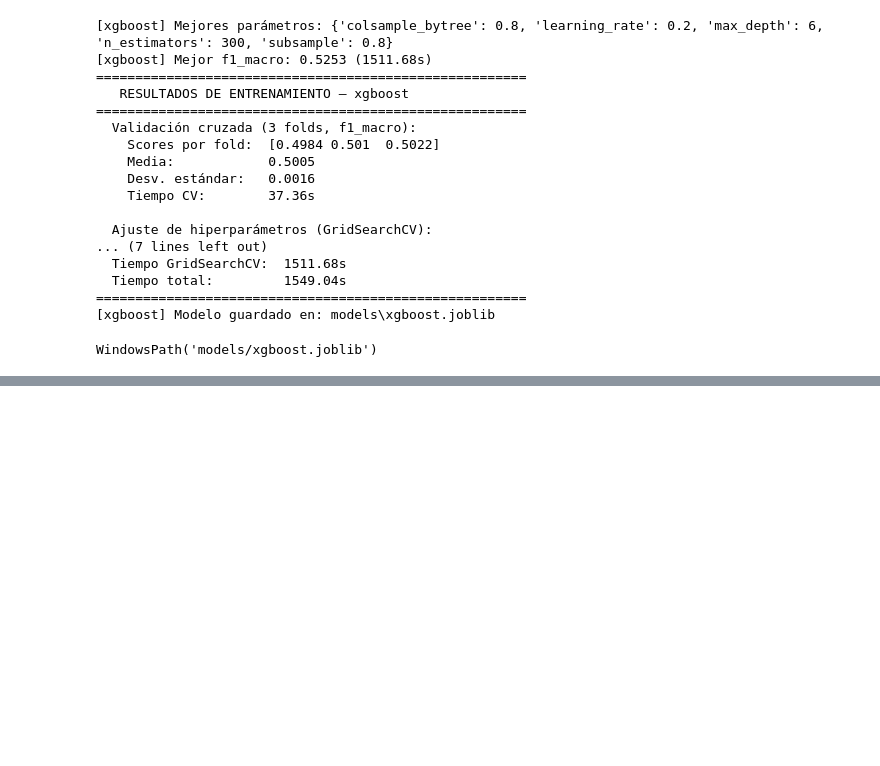
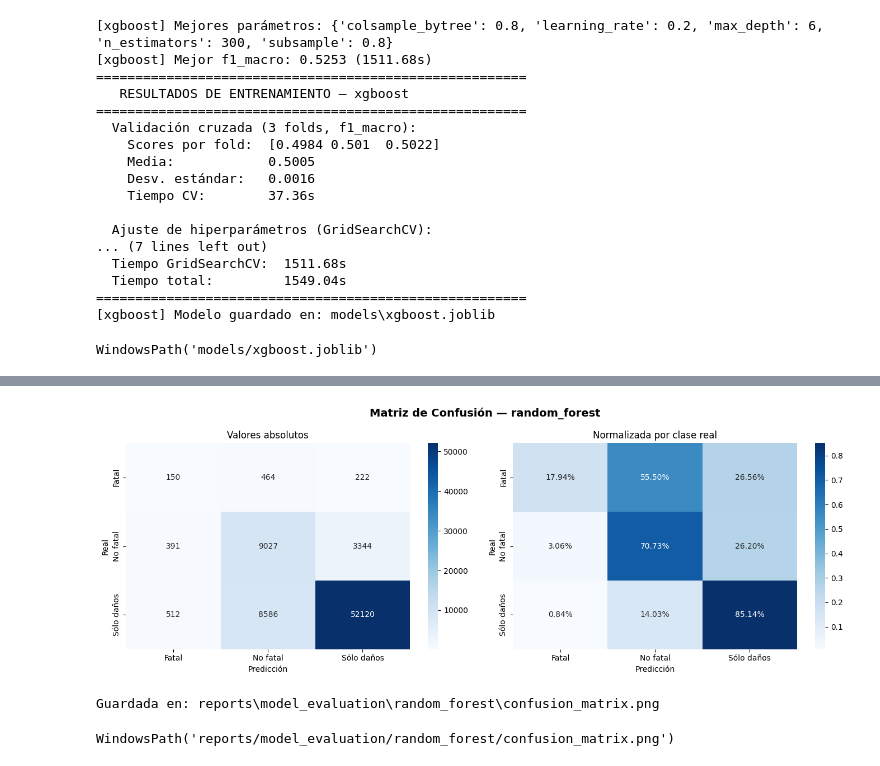
Before and after one commit to steve-quezada/Tareas_Almacenes-y-Mineria-de-Datos, a Jupyter notebook: ProyectoFinal/notebooks/modelado.ipynb, the cells around one changed output, grey strips where cells are left out. Drawn from its saved outputs; the diff is of its cells as text; code cells hidden in the pictures; blank space fills up the shorter version.

Commit message:
Modelos evaluados y análisis de resultados agregados al notebook de modelado

```diff
--- a/ProyectoFinal/notebooks/modelado.ipynb
+++ b/ProyectoFinal/notebooks/modelado.ipynb
@@ -514,0 +540,4 @@ WindowsPath('models/xgboost.joblib')
+# %%
+from evaluator import Evaluator
+
+evaluator = Evaluator(prep.target_classes)
@@ -514,0 +632,6 @@ WindowsPath('models/xgboost.joblib')
+# %%
+evaluator.plot_confusion_matrix('random_forest')
+# %% [output]
+[figure, added]
+Guardada en: reports\model_evaluation\random_forest\confusion_matrix.png
+WindowsPath('reports/model_evaluation/random_forest/confusion_matrix.png')
```
Also changed, not shown: parts of 33 cells of this notebook, 15 other files.
